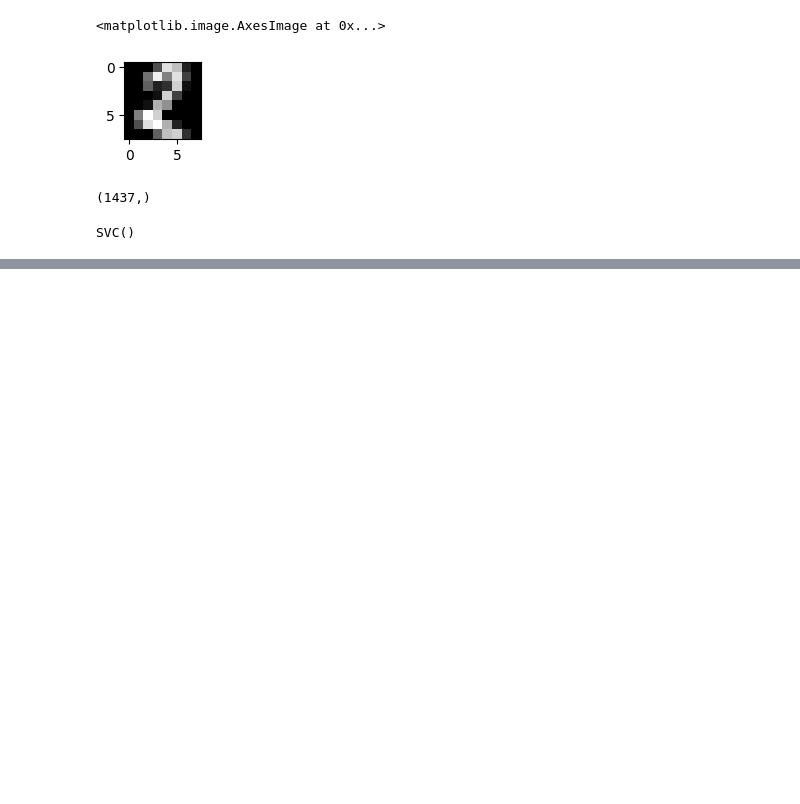
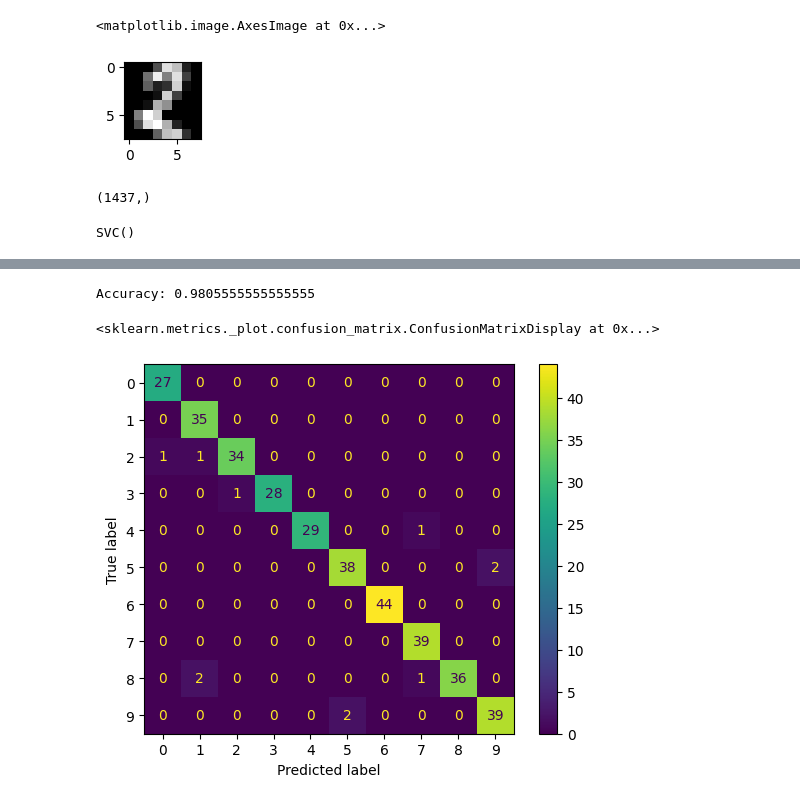
Before and after one commit to Roshan-Chourasia/Github-repository, a Jupyter notebook: Image_classification_using_machine_learning.ipynb, the cells around one changed output, grey strips where cells are left out. Cells and saved outputs as stored; diff of their text form; code cells hidden in the pictures; blank space fills up the shorter version.

```diff
--- a/Image_classification_using_machine_learning.ipynb
+++ b/Image_classification_using_machine_learning.ipynb
@@ -38,0 +112,5 @@ SVC()
+# %%
+from sklearn.preprocessing import StandardScaler
+scaler = StandardScaler()
+X_train = scaler.fit_transform(X_train)
+X_test = scaler.transform(X_test)
@@ -38,0 +122,2 @@ SVC()
+# %%
+y_pred = svm_clf.predict(X_test)
@@ -38,0 +164,11 @@ SVC()
+# %%
+print("Accuracy:", accuracy_score(y_test, y_pred))
+# %% [output]
+Accuracy: 0.9805555555555555
+# %%
+confusion_matrix(y_test, y_pred)
+disp = ConfusionMatrixDisplay(confusion_matrix=cm, display_labels=forest_clf.classes_)
+disp.plot(cmap='viridis', values_format='d')
+# %% [output]
+<sklearn.metrics._plot.confusion_matrix.ConfusionMatrixDisplay at 0x...>
+[figure, added]
```
Also changed, not shown: parts of 15 cells of this notebook.
